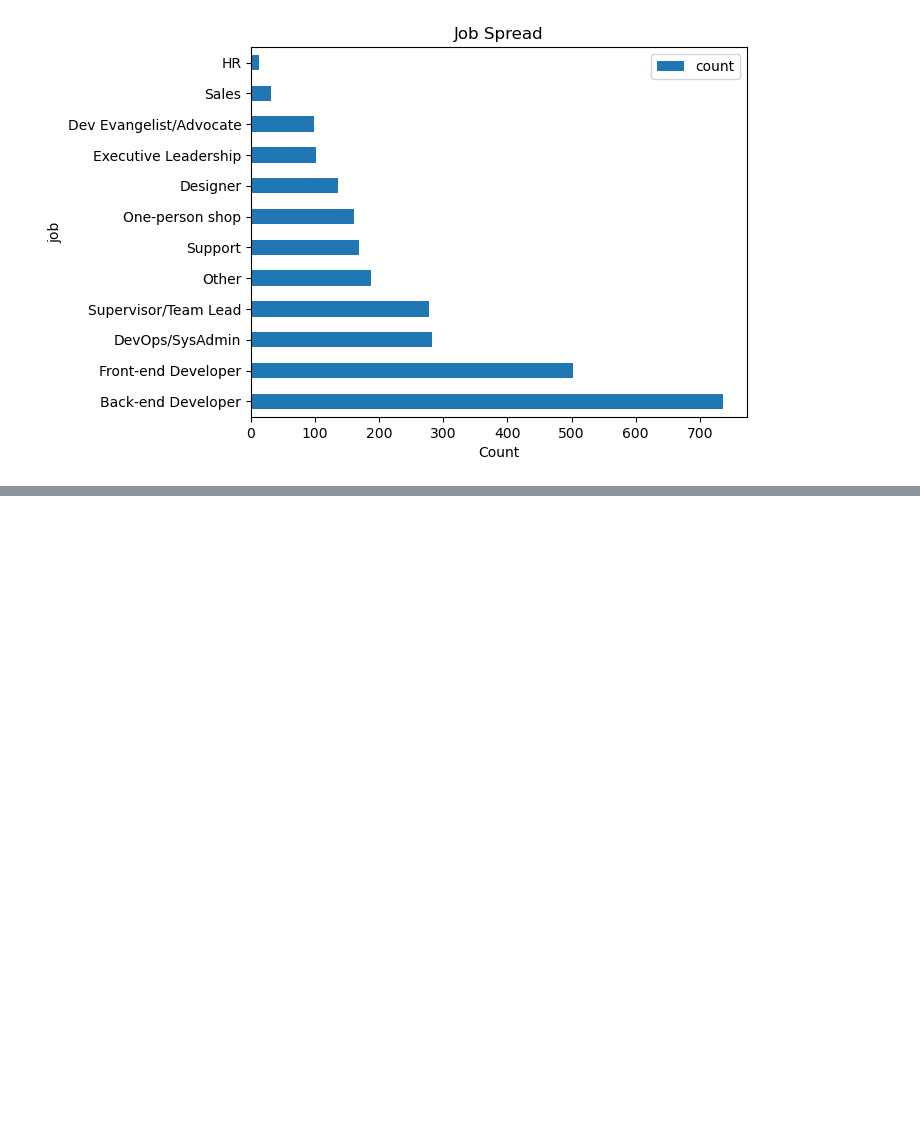
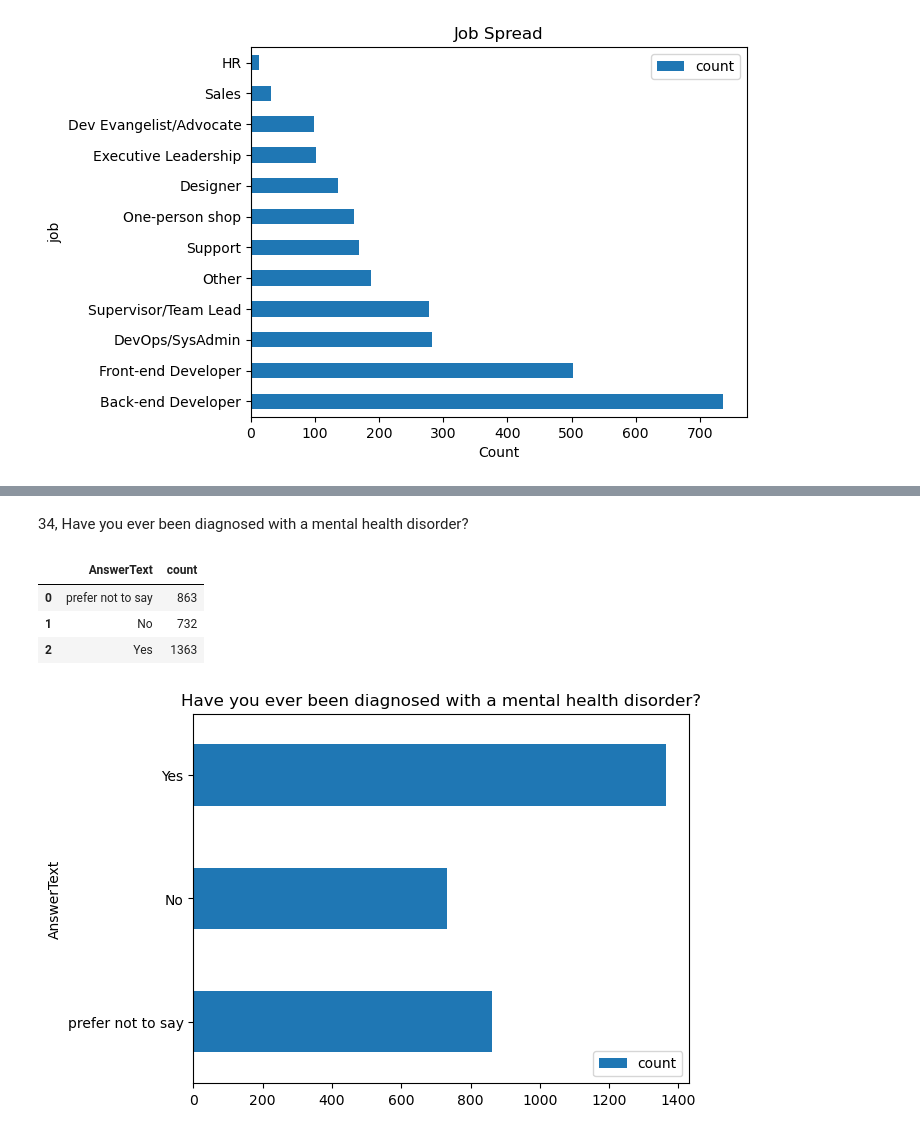
Before and after one commit to Djohnson1313/mental_health_sql, a Jupyter notebook: mental_health_analysis.ipynb, the cells around one changed output, grey strips where cells are left out. Saved outputs shown, nothing was run; the diff lists cells and outputs as text; code cells hidden in the pictures; blank space fills up the shorter version.

Commit message:
mental health

```diff
--- a/mental_health_analysis.ipynb
+++ b/mental_health_analysis.ipynb
@@ -509,0 +559,29 @@ from question as q
+# %% [markdown]
+34, Have you ever been diagnosed with a mental health disorder?
+# %%
+mental_health_df = pd.read_sql('''
+select answertext, count(answertext) as count
+from answer as a
+left join question as q
+on a.questionid = q.questionid
+where questiontext = 'Have you ever been diagnosed with a mental health disorder?'
+group by answertext
+''',conn)
+# %%
+mental_health_df = mental_health_df.replace({'-1' : 'prefer not to say'})
+# %%
+mental_health_df
+# %% [output]
+|  | AnswerText | count |
+| 0 | prefer not to say | 863 |
+| 1 | No | 732 |
+| 2 | Yes | 1363 |
+# %%
+fig, ax = plt.subplots()
+
+mental_health_df.plot(x = 'AnswerText', kind = 'barh', ax = ax)
+
+ax.set_title('Have you ever been diagnosed with a mental health disorder?')
+plt.show();
+# %% [output]
+[figure, added]
```
Also changed, not shown: parts of 26 cells of this notebook.
